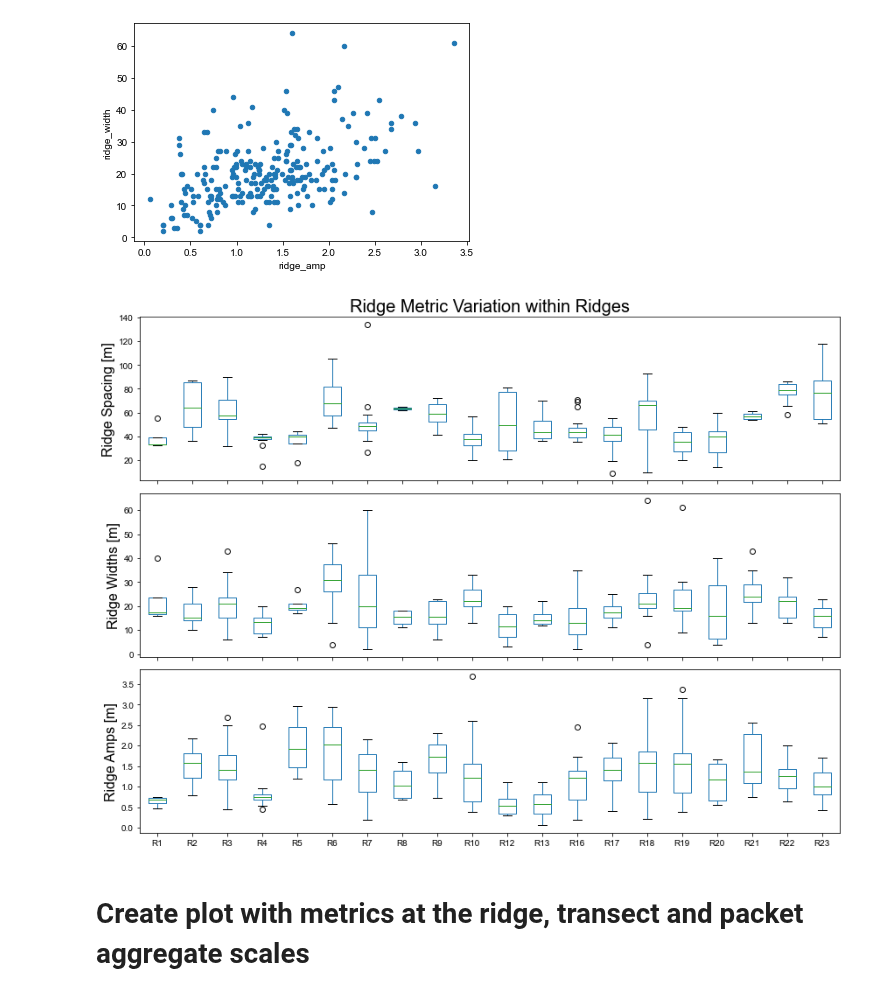
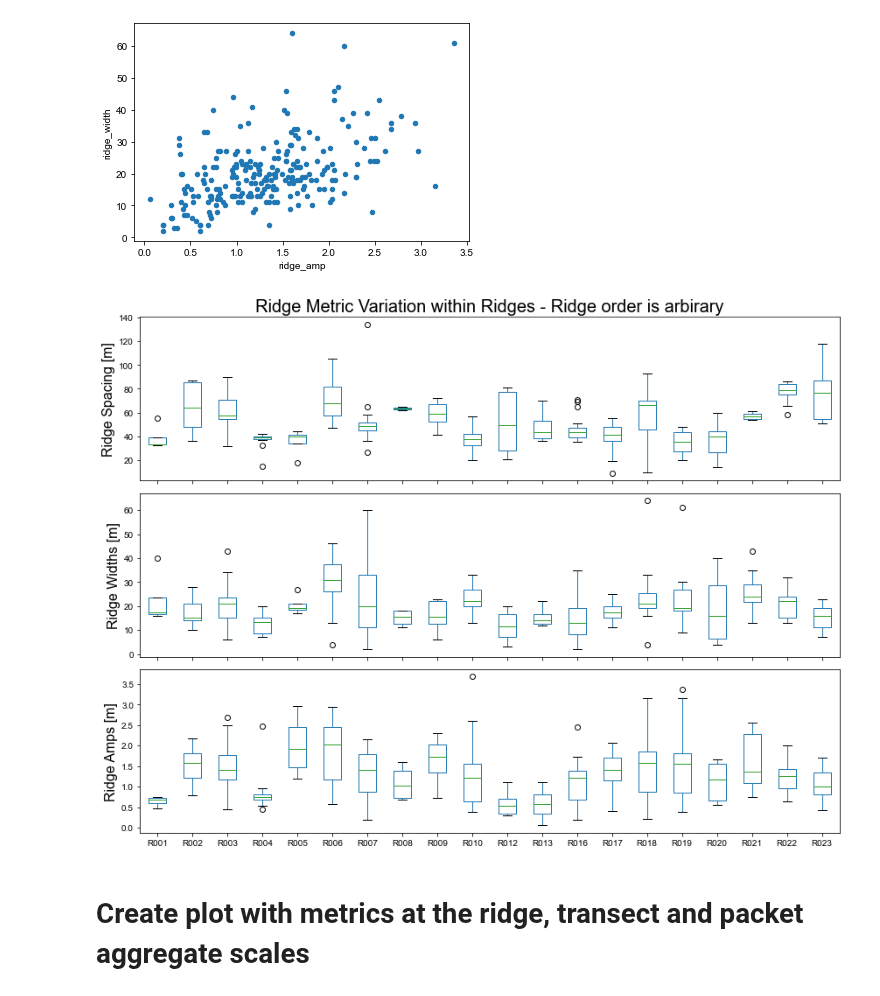
Before and after one commit to tamu-edu/scrollstats, a Jupyter notebook: Figure_BrazosBendsMultiScale.ipynb, the cells around one changed output. Saved outputs shown, nothing was run; the diff lists cells and outputs as text; code cells hidden in the pictures.

```diff
--- a/Figure_BrazosBendsMultiScale.ipynb
+++ b/Figure_BrazosBendsMultiScale.ipynb
@@ -224,30 +224,31 @@ ridge_metrics.plot(x="ridge_amp", y="ridge_width", kind="scatter")
 # %%
 ridge_metrics_per_ridge = ridge_metrics.unstack()
 
 amps_per_ridge = ridge_metrics_per_ridge["ridge_amp"]
 widths_per_ridge = ridge_metrics_per_ridge["ridge_width"]
 spacing_per_ridge = ridge_metrics_per_ridge["pre_mig_dist"]
 
 fig, (ax1, ax2, ax3) = plt.subplots(3, 1, figsize=(12, 9))
 
 ax1 = spacing_per_ridge.boxplot(ax=ax1, grid=False)
 ax2 = widths_per_ridge.boxplot(ax=ax2, grid=False)
 ax3 = amps_per_ridge.boxplot(ax=ax3, grid=False)
 
 # Set tick labels
 ax1.set_xticklabels([])
 ax2.set_xticklabels([])
-ax3.set_xticklabels(spacing_per_ridge.columns.str.replace("r_0*", "R", regex=True))
+ax3.set_xticklabels(spacing_per_ridge.columns.str.replace("r_*", "R", regex=True))
 
 # Set y labels
 ax1.set_ylabel("Ridge Spacing [m]", size=16)
 ax2.set_ylabel("Ridge Widths [m]", size=16)
 ax3.set_ylabel("Ridge Amps [m]", size=16)
 
-ax1.set_title("Ridge Metric Variation within Ridges", size=20, horizontalalignment="center")
+ax1.set_title("Ridge Metric Variation within Ridges - Ridge order is arbirary", size=20, horizontalalignment="center")
 plt.tight_layout()
+plt.savefig(f"RidgeMetrics_Boxplot_Ridge_{bend_id}.png", dpi=300)
 # %% [output]
-[figure, old version]
+[figure, new version]
 # %% [markdown]
 # Create plot with metrics at the ridge, transect and packet aggregate scales
 # %%
```
Also changed, not shown: parts of 9 cells of this notebook.
